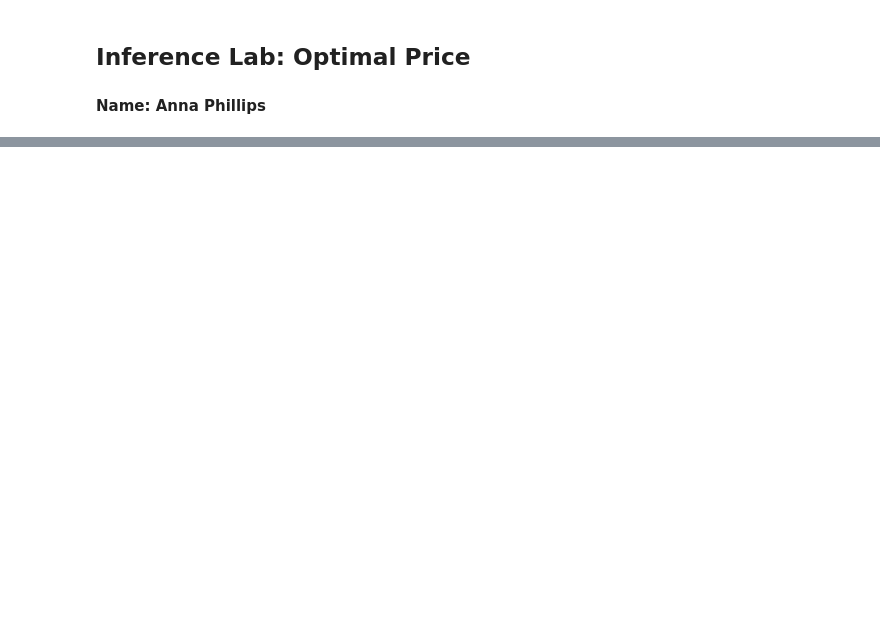
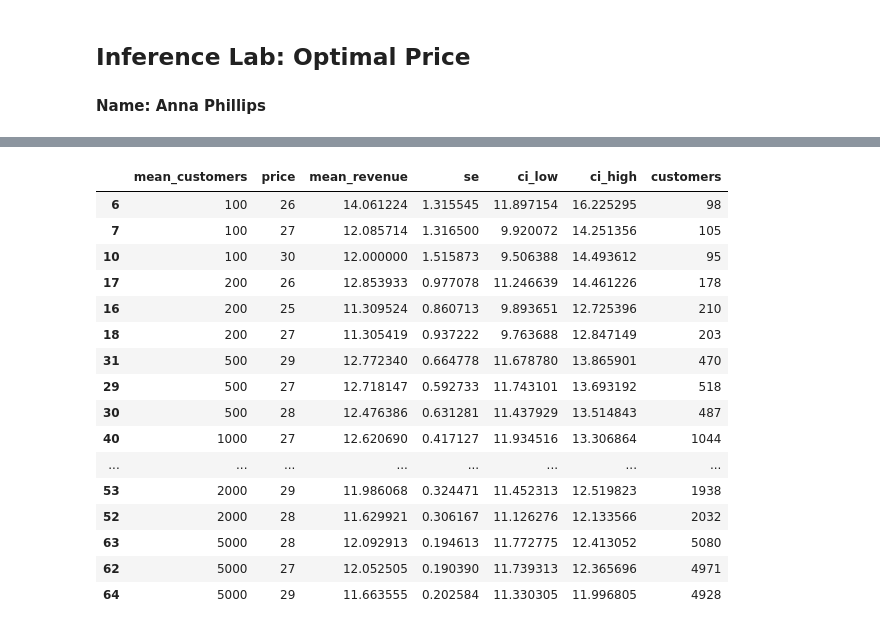
Before and after one commit to ae-phillips/uu_inference, a Jupyter notebook: thr_lab/Lab7.ipynb, the cells around one changed output, grey strips where cells are left out. Saved outputs shown, nothing was run; the diff lists cells and outputs as text; code cells hidden in the pictures; blank space fills up the shorter version.

```diff
--- a/thr_lab/Lab7.ipynb
+++ b/thr_lab/Lab7.ipynb
@@ -113,0 +150,5 @@ grid_df.sort_values(["mean_customers", "mean_revenue"], ascending=[True, False])
+# %%
+# re-run brute force grid search with smaller range
+prices = np.arange(20, 31, 1)
+
+grid_df = local_search(customer_sizes, prices)
@@ -113,0 +172,21 @@ grid_df.sort_values(["mean_customers", "mean_revenue"], ascending=[True, False])
+# %%
+# top three prices by mean_revenue for each customer size
+grid_df.sort_values(["mean_customers", "mean_revenue"], ascending=[True, False]).groupby("mean_customers").head(3)
+# %% [output]
+|  | mean_customers | price | mean_revenue | se | ci_low | ci_high | customers |
+| 6 | 100 | 26 | 14.061224 | 1.315545 | 11.897154 | 16.225295 | 98 |
+| 7 | 100 | 27 | 12.085714 | 1.316500 | 9.920072 | 14.251356 | 105 |
+| 10 | 100 | 30 | 12.000000 | 1.515873 | 9.506388 | 14.493612 | 95 |
+| 17 | 200 | 26 | 12.853933 | 0.977078 | 11.246639 | 14.461226 | 178 |
+| 16 | 200 | 25 | 11.309524 | 0.860713 | 9.893651 | 12.725396 | 210 |
+| 18 | 200 | 27 | 11.305419 | 0.937222 | 9.763688 | 12.847149 | 203 |
+| 31 | 500 | 29 | 12.772340 | 0.664778 | 11.678780 | 13.865901 | 470 |
+| 29 | 500 | 27 | 12.718147 | 0.592733 | 11.743101 | 13.693192 | 518 |
+| 30 | 500 | 28 | 12.476386 | 0.631281 | 11.437929 | 13.514843 | 487 |
+| 40 | 1000 | 27 | 12.620690 | 0.417127 | 11.934516 | 13.306864 | 1044 |
+| ... | ... | ... | ... | ... | ... | ... | ... |
+| 53 | 2000 | 29 | 11.986068 | 0.324471 | 11.452313 | 12.519823 | 1938 |
+| 52 | 2000 | 28 | 11.629921 | 0.306167 | 11.126276 | 12.133566 | 2032 |
+| 63 | 5000 | 28 | 12.092913 | 0.194613 | 11.772775 | 12.413052 | 5080 |
+| 62 | 5000 | 27 | 12.052505 | 0.190390 | 11.739313 | 12.365696 | 4971 |
+| 64 | 5000 | 29 | 11.663555 | 0.202584 | 11.330305 | 11.996805 | 4928 |
```
Also changed, not shown: parts of 10 cells of this notebook, 1 other file.
